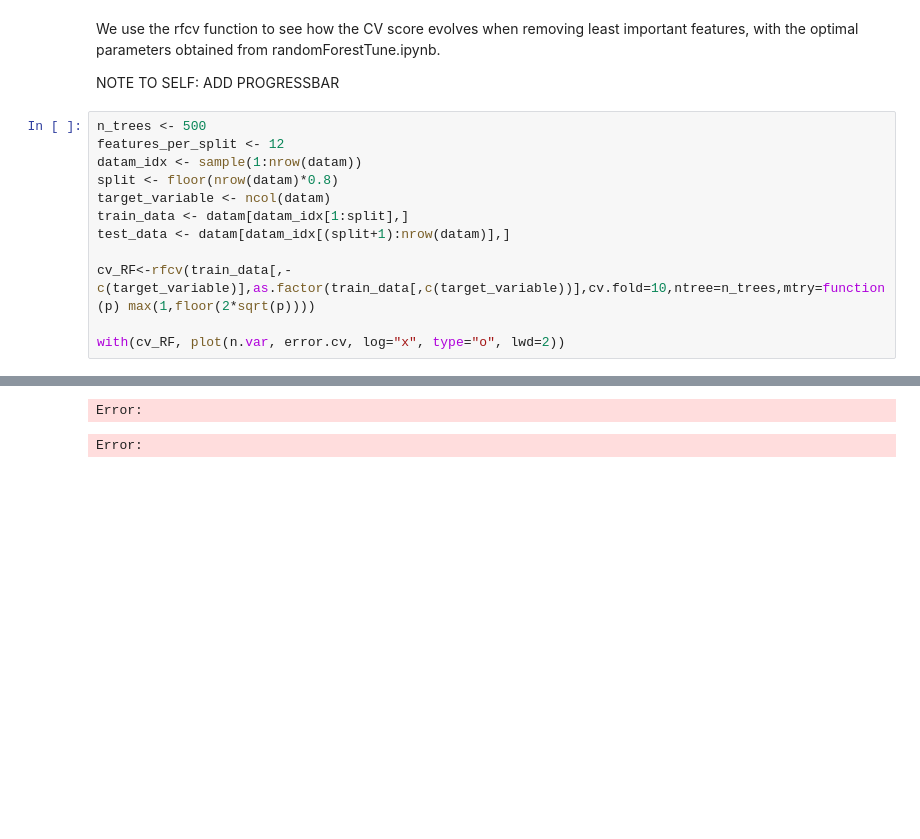
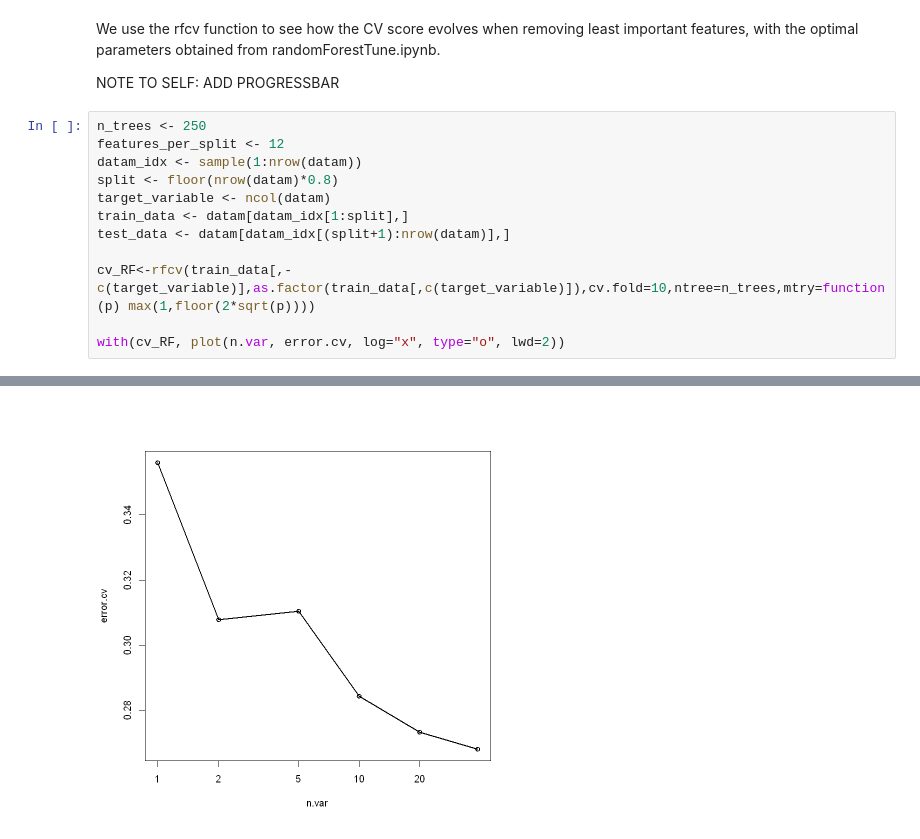
Before and after one commit to bikostet/richter-s-predictor-group-42, a Jupyter notebook: randomForestFeatureSelection.ipynb, the cells around one changed output, grey strips where cells are left out. Saved outputs shown, nothing was run; the diff lists cells and outputs as text; blank space fills up the shorter version.

Commit message:
Results of rfcv for 250 trees

```diff
--- a/randomForestFeatureSelection.ipynb
+++ b/randomForestFeatureSelection.ipynb
@@ -91,7 +91,7 @@ We use the rfcv function to see how the CV score evolves when removing least imp
 
 NOTE TO SELF: ADD PROGRESSBAR
 # %%
-n_trees <- 500
+n_trees <- 250
 features_per_split <- 12
 datam_idx <- sample(1:nrow(datam))
 split <- floor(nrow(datam)*0.8)
@@ -99,7 +99,7 @@ target_variable <- ncol(datam)
 train_data <- datam[datam_idx[1:split],]
 test_data <- datam[datam_idx[(split+1):nrow(datam)],]
 
-cv_RF<-rfcv(train_data[,-c(target_variable)],as.factor(train_data[,c(target_variable))],cv.fold=10,ntree=n_trees,mtry=function(p) max(1,floor(2*sqrt(p))))
+cv_RF<-rfcv(train_data[,-c(target_variable)],as.factor(train_data[,c(target_variable)]),cv.fold=10,ntree=n_trees,mtry=function(p) max(1,floor(2*sqrt(p))))
 
 with(cv_RF, plot(n.var, error.cv, log="x", type="o", lwd=2))
 # %% [output]
@@ -108,2 +126 @@ Warning message in randomForest.default(trainx[idx != i, , drop = FALSE], trainy
-Error:
-Error:
+[figure, added]
```
Also changed, not shown: parts of 2 cells of this notebook.
